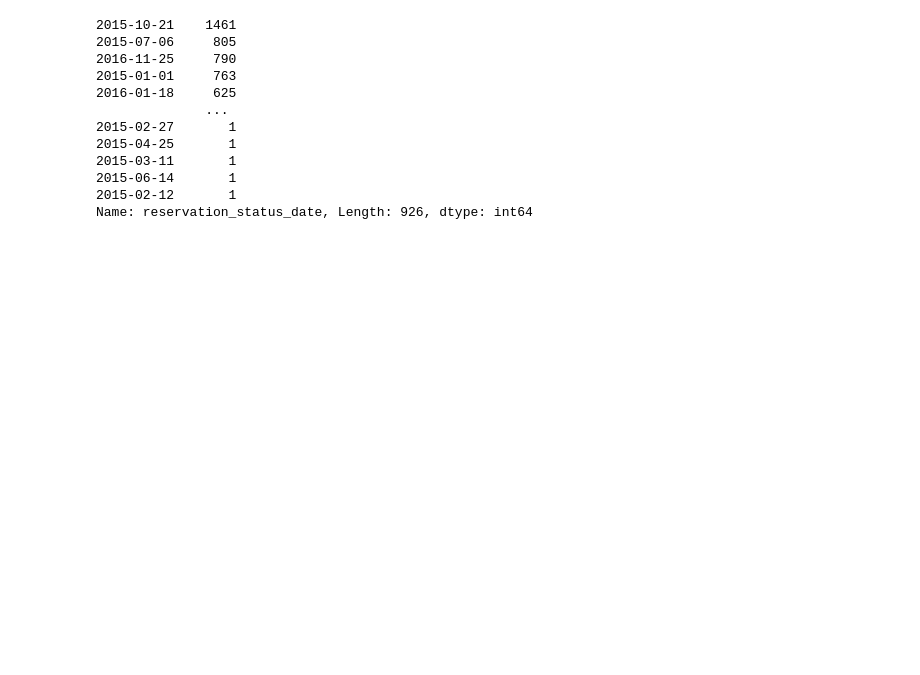
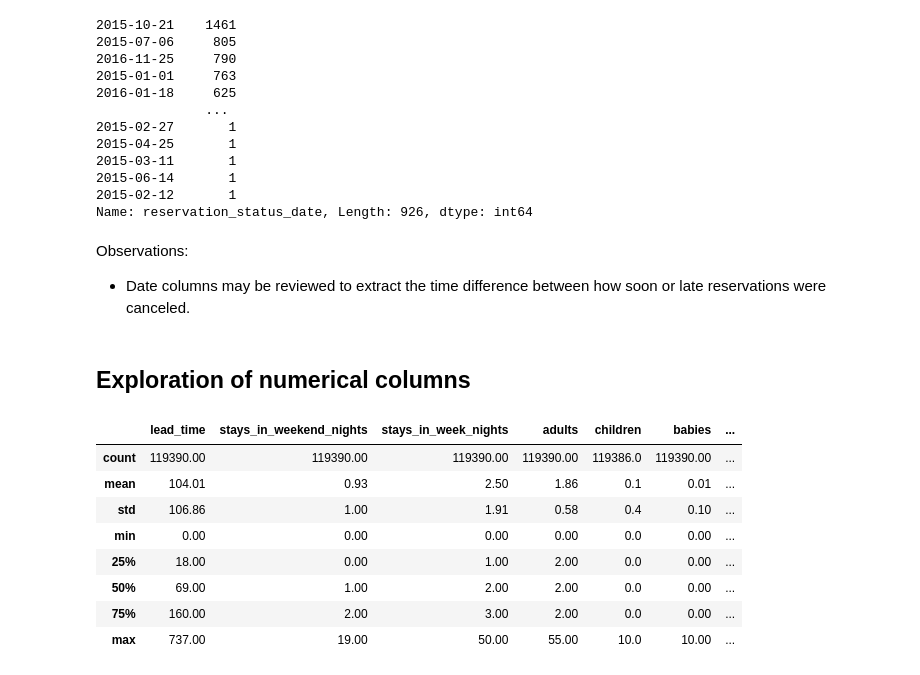
Before and after one commit to g0m3zc/Hotel_booking_demand, a Jupyter notebook: Hotel_Booking_Demand.ipynb, the cells around one changed output. Saved outputs shown, nothing was run; the diff lists cells and outputs as text; code cells hidden in the pictures; blank space fills up the shorter version.

```diff
--- a/Hotel_Booking_Demand.ipynb
+++ b/Hotel_Booking_Demand.ipynb
@@ -158,3 +253,20 @@ print(df["reservation_status_date"].value_counts())
 2015-06-14       1
 2015-02-12       1
 Name: reservation_status_date, Length: 926, dtype: int64
+# %% [markdown]
+Observations:
+- Date columns may be reviewed to extract the time difference between how soon or late reservations were canceled.
+# %% [markdown]
+## Exploration of numerical columns
+# %%
+df[numerical_column_list].describe().round(2)
+# %% [output]
+|  | lead_time | stays_in_weekend_nights | stays_in_week_nights | adults | children | babies | ... |
+| count | 119390.00 | 119390.00 | 119390.00 | 119390.00 | 119386.0 | 119390.00 | ... |
+| mean | 104.01 | 0.93 | 2.50 | 1.86 | 0.1 | 0.01 | ... |
+| std | 106.86 | 1.00 | 1.91 | 0.58 | 0.4 | 0.10 | ... |
+| min | 0.00 | 0.00 | 0.00 | 0.00 | 0.0 | 0.00 | ... |
+| 25% | 18.00 | 0.00 | 1.00 | 2.00 | 0.0 | 0.00 | ... |
+| 50% | 69.00 | 1.00 | 2.00 | 2.00 | 0.0 | 0.00 | ... |
+| 75% | 160.00 | 2.00 | 3.00 | 2.00 | 0.0 | 0.00 | ... |
+| max | 737.00 | 19.00 | 50.00 | 55.00 | 10.0 | 10.00 | ... |
```
Also changed, not shown: parts of 23 cells of this notebook.
